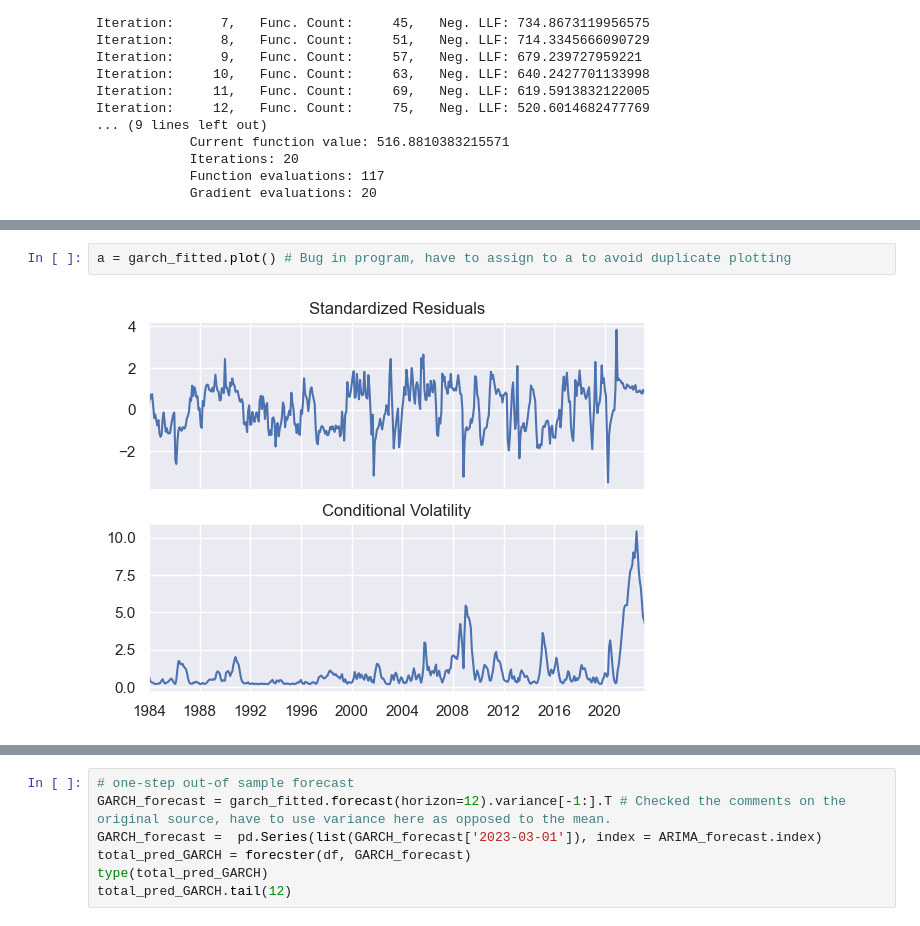
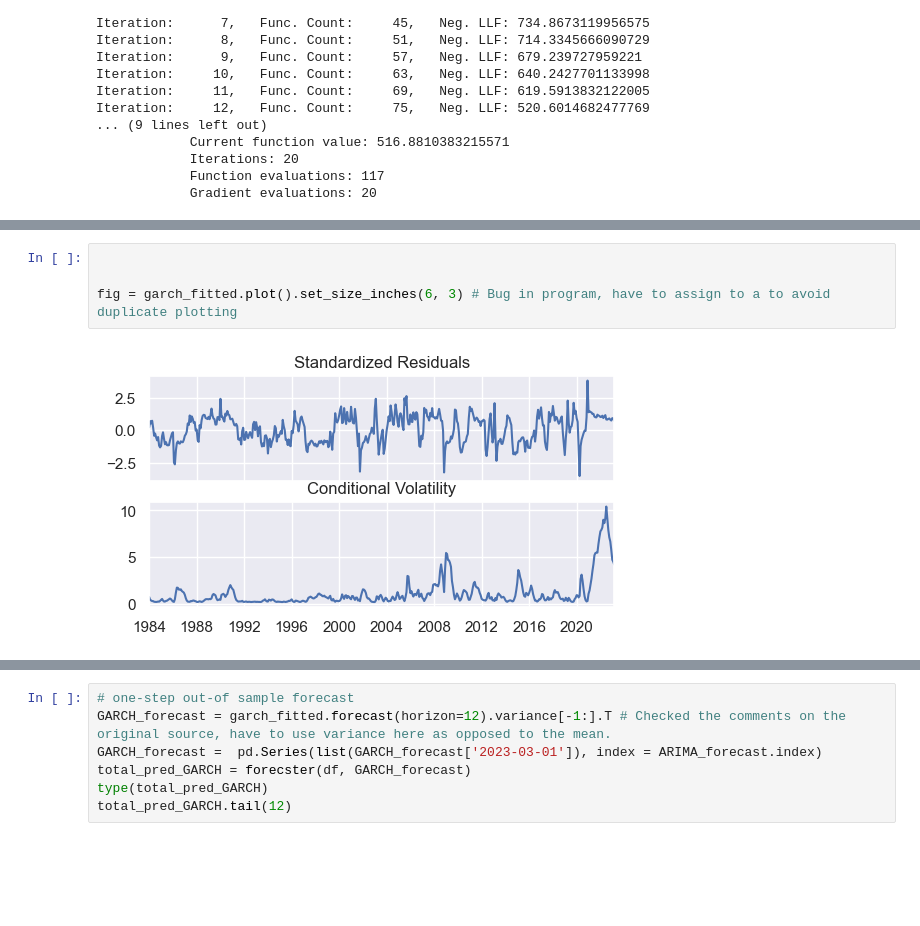
Before and after one commit to RaminVali/Time_Series_Project, a Jupyter notebook: ARIMA_GARCH_Prophet.ipynb, the cells around one changed output, grey strips where cells are left out. Cells and saved outputs as stored; diff of their text form; blank space fills up the shorter version.

```diff
--- a/ARIMA_GARCH_Prophet.ipynb
+++ b/ARIMA_GARCH_Prophet.ipynb
@@ -715,4 +740,6 @@ ARCHModelResult, id: 0x1ab642ae8d0>
 # %%
-a = garch_fitted.plot() # Bug in program, have to assign to a to avoid duplicate plotting
+
+
+fig = garch_fitted.plot().set_size_inches(6, 3) # Bug in program, have to assign to a to avoid duplicate plotting
 # %% [output]
-[figure, old version]
+[figure, new version]
```
Also changed, not shown: parts of 11 cells of this notebook, 4 other files.
